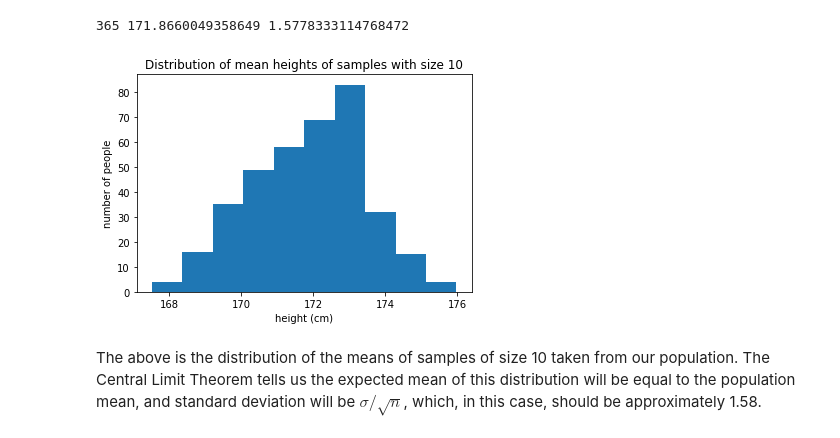
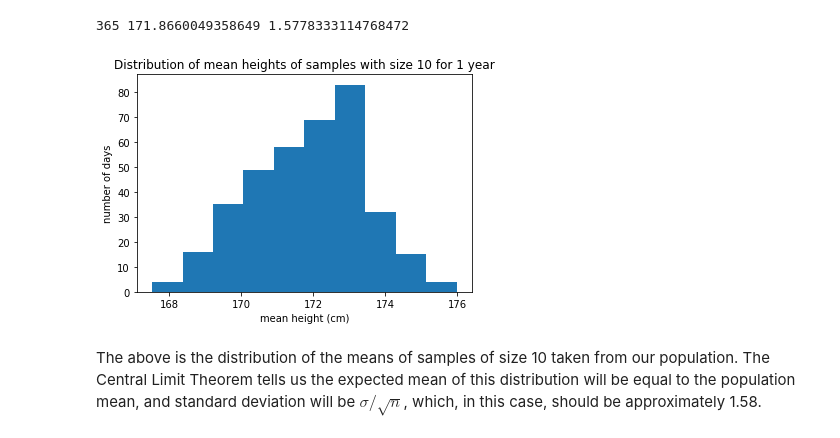
Before and after one commit to BinhKieu82/Springboard_NormProj, a Jupyter notebook: 11.1Frequentist_Case_Study/Frequentist Case Study/Frequentist Inference Case Study - Part A (3).ipynb, the cells around one changed output. Drawn from its saved outputs; the diff is of its cells as text; code cells hidden in the pictures.

```diff
--- a/11.1Frequentist_Case_Study/Frequentist Case Study/Frequentist Inference Case Study - Part A (3).ipynb
+++ b/11.1Frequentist_Case_Study/Frequentist Case Study/Frequentist Inference Case Study - Part A (3).ipynb
@@ -237,11 +236,11 @@ print(len(yearly_sample),np.mean(yearly_sample),np.std(yearly_sample,ddof=1))
 365 171.8660049358649 1.5778333114768472
 # %%
 _ = plt.hist(yearly_sample, bins=10)
-_ = plt.xlabel('height (cm)')
-_ = plt.ylabel('number of people')
-_ = plt.title('Distribution of mean heights of samples with size 10')
+_ = plt.xlabel('mean height (cm)')
+_ = plt.ylabel('number of days')
+_ = plt.title('Distribution of mean heights of samples with size 10 for 1 year')
 # %% [output]
-[figure, old version]
+[figure, new version]
 # %% [markdown]
 The above is the distribution of the means of samples of size 10 taken from our population. The Central Limit Theorem tells us the expected mean of this distribution will be equal to the population mean, and standard deviation will be $\sigma / \sqrt n$, which, in this case, should be approximately 1.58.
 # %% [markdown]
```
Also changed, not shown: parts of 7 cells of this notebook, 1 other file.
